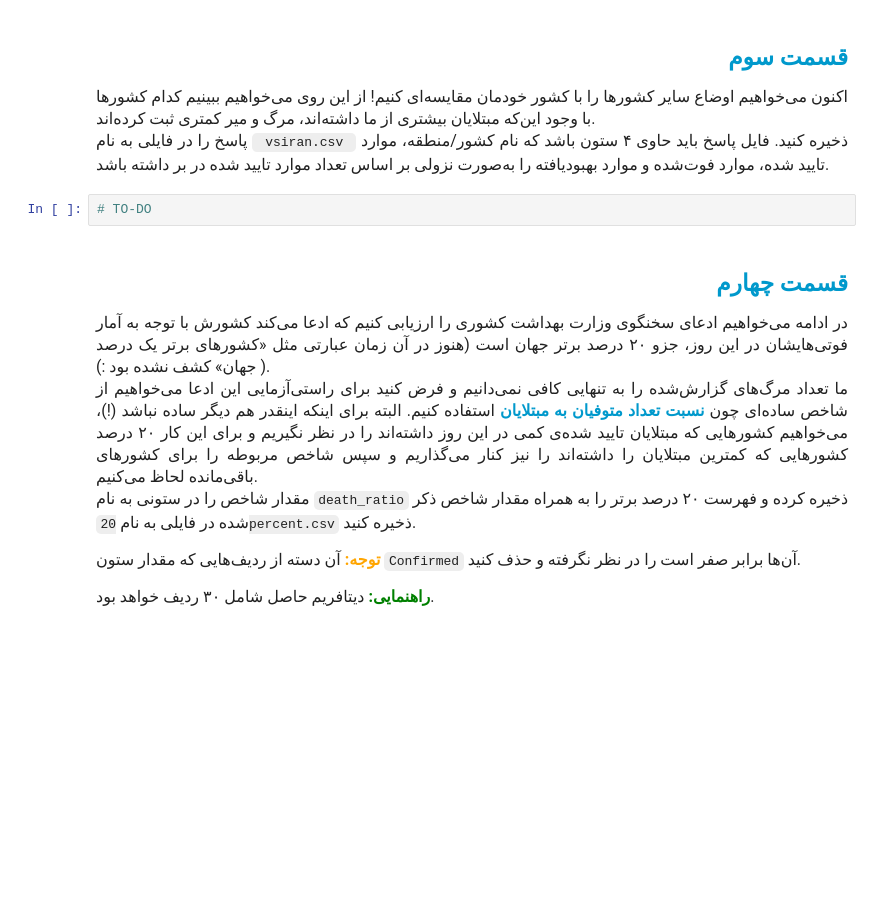
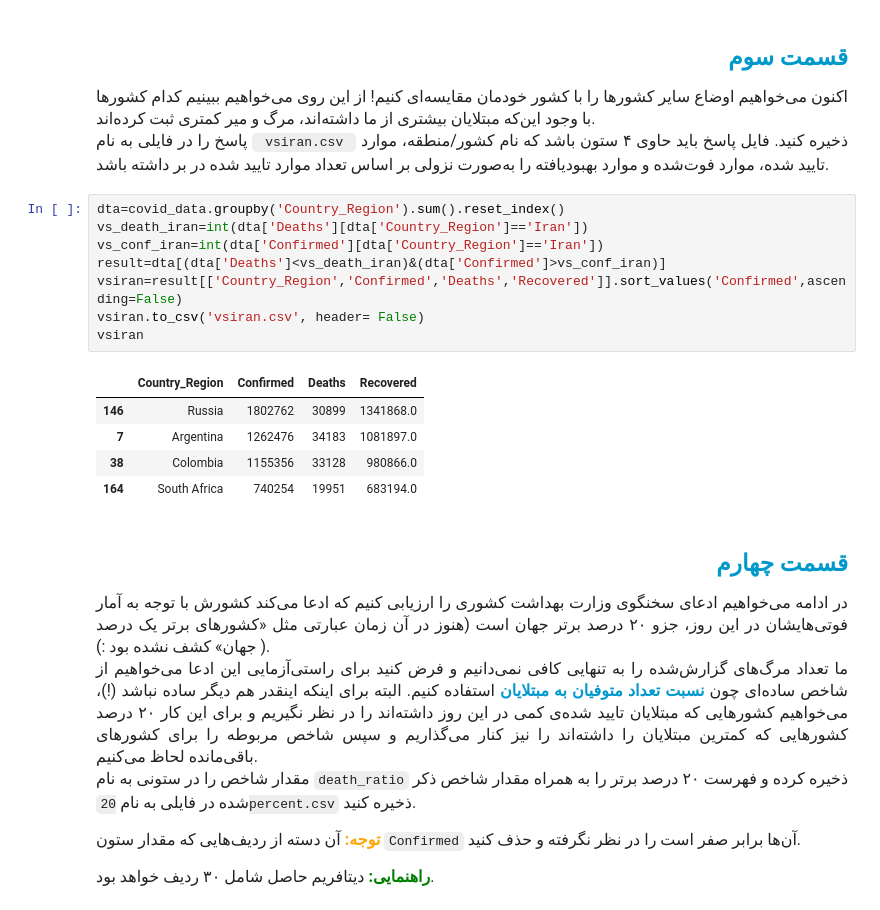
Before and after one commit to faezeh-hossinezade/ai_bootcamp_practices, a Jupyter notebook: NumPy_Pandas_Matplotlib_Exercises/DSBootcampFall_covid_q/covid19.ipynb, the cells around one changed output. Saved outputs shown, nothing was run; the diff lists cells and outputs as text; blank space fills up the shorter version.

```diff
--- a/NumPy_Pandas_Matplotlib_Exercises/DSBootcampFall_covid_q/covid19.ipynb
+++ b/NumPy_Pandas_Matplotlib_Exercises/DSBootcampFall_covid_q/covid19.ipynb
@@ -165,8 +166,20 @@ top10cases
 پاسخ را در فایلی به نام <code> vsiran.csv </code> ذخیره کنید. فایل پاسخ باید حاوی ۴ ستون باشد که نام کشور/منطقه، موارد تایید شده، موارد فوت‌شده و موارد بهبودیافته را به‌صورت نزولی بر اساس تعداد موارد تایید شده در بر داشته باشد.
 </font>
 </p>
-# %%
-# TO-DO
+# %%
+dta=covid_data.groupby('Country_Region').sum().reset_index()
+vs_death_iran=int(dta['Deaths'][dta['Country_Region']=='Iran'])
+vs_conf_iran=int(dta['Confirmed'][dta['Country_Region']=='Iran'])
+result=dta[(dta['Deaths']<vs_death_iran)&(dta['Confirmed']>vs_conf_iran)]
+vsiran=result[['Country_Region','Confirmed','Deaths','Recovered']].sort_values('Confirmed',ascending=False)
+vsiran.to_csv('vsiran.csv', header= False)
+vsiran
+# %% [output]
+|  | Country_Region | Confirmed | Deaths | Recovered |
+| 146 | Russia | 1802762 | 30899 | 1341868.0 |
+| 7 | Argentina | 1262476 | 34183 | 1081897.0 |
+| 38 | Colombia | 1155356 | 33128 | 980866.0 |
+| 164 | South Africa | 740254 | 19951 | 683194.0 |
 # %% [markdown]
 <h2 align=right style="line-height:200%;font-family:vazir;color:#0099cc">
 <font face="vazir" color="#0099cc">
```
Also changed, not shown: parts of 7 cells of this notebook, 4 other files.
